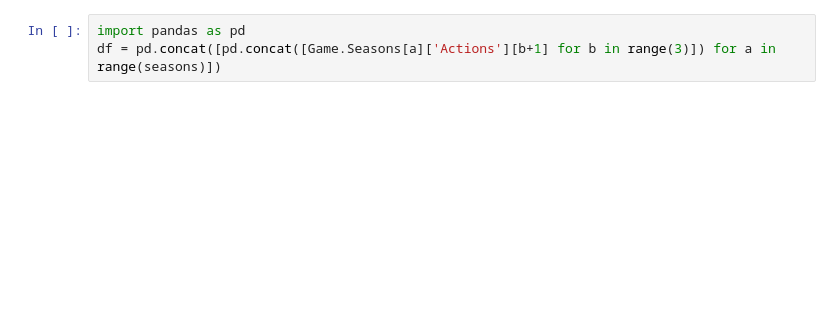
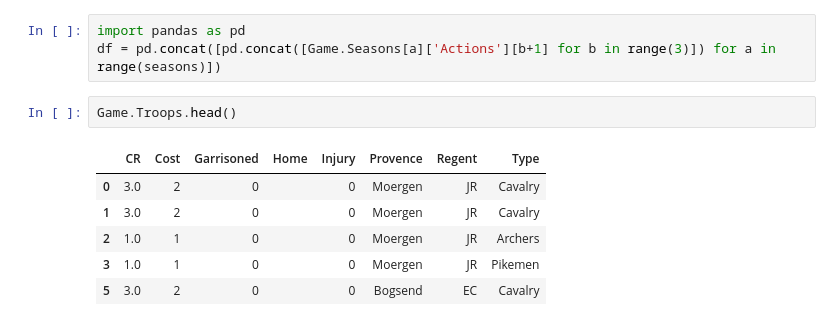
Before and after one commit to NeverForged/Regency, a Jupyter notebook: Code Testing.ipynb, the cells around one changed output. Cells and saved outputs as stored; diff of their text form; blank space fills up the shorter version.

```diff
--- a/Code Testing.ipynb
+++ b/Code Testing.ipynb
@@ -41,6 +41,15 @@ Game.Seasons[Game.Season]['Season']
 # %%
 import pandas as pd
 df = pd.concat([pd.concat([Game.Seasons[a]['Actions'][b+1] for b in range(3)]) for a in range(seasons)])
+# %%
+Game.Troops.head()
+# %% [output]
+|  | CR | Cost | Garrisoned | Home | Injury | Provence | Regent | Type |
+| 0 | 3.0 | 2 | 0 |  | 0 | Moergen | JR | Cavalry |
+| 1 | 3.0 | 2 | 0 |  | 0 | Moergen | JR | Cavalry |
+| 2 | 1.0 | 1 | 0 |  | 0 | Moergen | JR | Archers |
+| 3 | 1.0 | 1 | 0 |  | 0 | Moergen | JR | Pikemen |
+| 5 | 3.0 | 2 | 0 |  | 0 | Bogsend | EC | Cavalry |
 # %%
 set(df['Action'])
 # %% [output]
```
Also changed, not shown: parts of 11 cells of this notebook, 3 other files.
